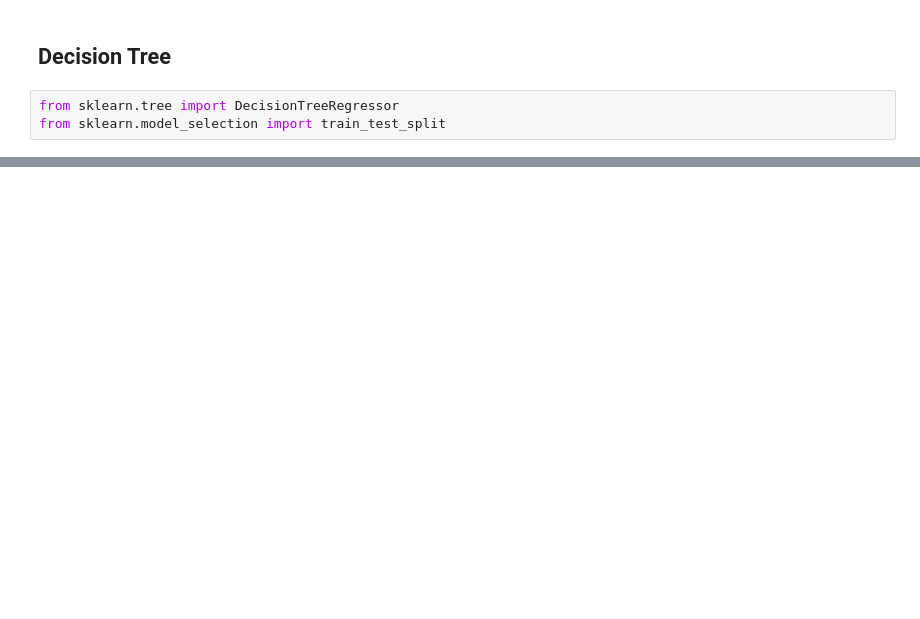
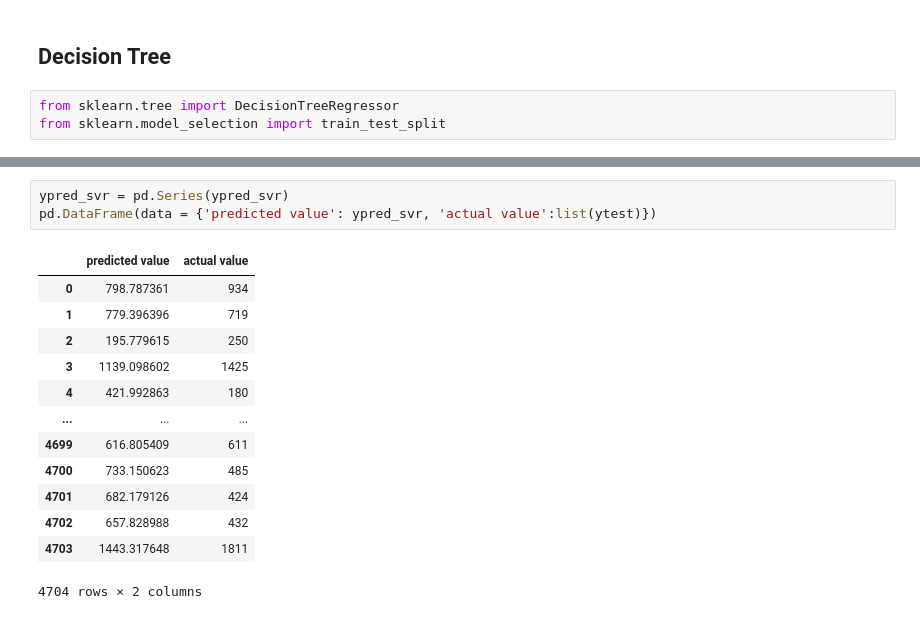
Before and after one commit to this-is-shivangi/city-taxi-rides, a Jupyter notebook: uio2.ipynb, the cells around one changed output, grey strips where cells are left out. Drawn from its saved outputs; the diff is of its cells as text; blank space fills up the shorter version.

```diff
--- a/uio2.ipynb
+++ b/uio2.ipynb
@@ -431,0 +505,17 @@ regressor.score(xtest,ytest)*100
+# %%
+ypred_svr = pd.Series(ypred_svr)
+pd.DataFrame(data = {'predicted value': ypred_svr, 'actual value':list(ytest)})
+# %% [output]
+|  | predicted value | actual value |
+| 0 | 798.787361 | 934 |
+| 1 | 779.396396 | 719 |
+| 2 | 195.779615 | 250 |
+| 3 | 1139.098602 | 1425 |
+| 4 | 421.992863 | 180 |
+| ... | ... | ... |
+| 4699 | 616.805409 | 611 |
+| 4700 | 733.150623 | 485 |
+| 4701 | 682.179126 | 424 |
+| 4702 | 657.828988 | 432 |
+| 4703 | 1443.317648 | 1811 |
+4704 rows × 2 columns
```
Also changed, not shown: parts of 19 cells of this notebook.
